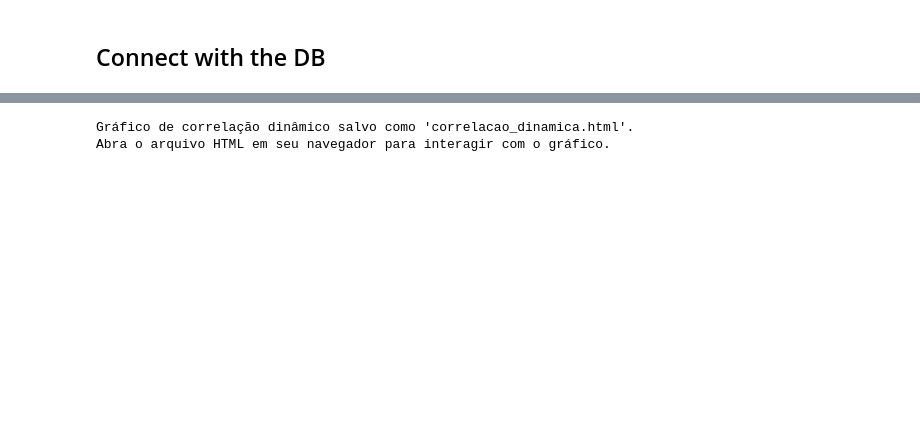
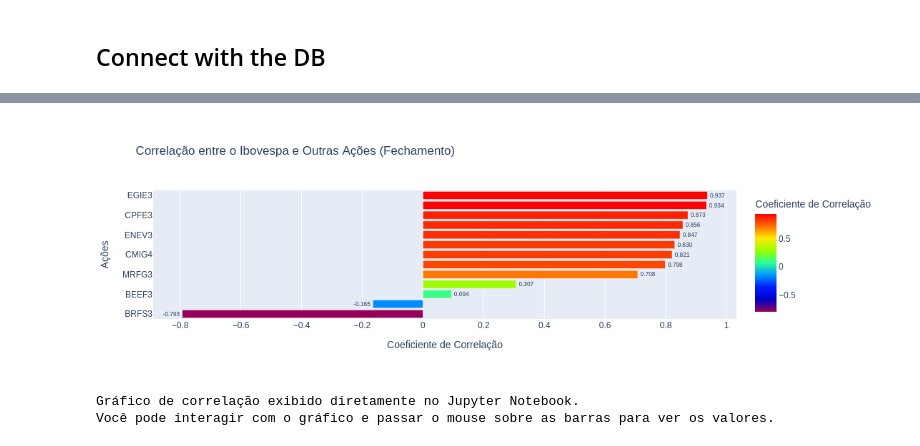
Before and after one commit to damsuti/toFuture, a Jupyter notebook: analysis/some_analysis.ipynb, the cells around one changed output, grey strips where cells are left out. Cells and saved outputs as stored; diff of their text form; code cells hidden in the pictures; blank space fills up the shorter version.

```diff
--- a/analysis/some_analysis.ipynb
+++ b/analysis/some_analysis.ipynb
@@ -73,39 +85,40 @@ Gráfico de performance normalizada salvo como 'performance_normalizada.png'
 # %%
-import pandas as pd
-from sqlalchemy import create_engine
-import matplotlib.pyplot as plt
-import os
-import re
 import plotly.express as px
 
-# Credenciais do banco de dados (ajuste se necessário)
-DB_USER = "user_invest"
-DB_PASSWORD = "senha_forte"
-DB_HOST = 'localhost'
-DB_PORT = '5432'
-DB_NAME = 'postgres'
-TABLE_NAME = 'companys'
-
 try:
-    # Cria a URL de conexão
-    db_url = f'postgresql://{DB_USER}:{DB_PASSWORD}@{DB_HOST}:{DB_PORT}/{DB_NAME}'
-    engine = create_engine(db_url)
+# Lista de tickers para análise, incluindo o Ibovespa
+    tickers_list = [
+    # Setor de Saúde
+        "QUAL3.SA", "DASA3.SA", "HAPV3.SA", "FLRY3.SA", "ODPV3.SA", "RDOR3.SA",
+        "MATD3.SA", "GNDI3.SA", "PFRM3.SA", "RADL3.SA", "HYPE3.SA", "BLAU3.SA",
+        "ONCO3.SA", "AALR3.SA",
+    # Setor de Infraestrutura
+        "CCRO3.SA", "ECOR3.SA", "SBSP3.SA", "RAIL3.SA", "RENT3.SA",
+    # Setor de Energia
+        "ELET3.SA", "ENGI11.SA", "EQTL3.SA", "EGIE3.SA", "CMIG4.SA", "CPLE6.SA",
+        "NEOE3.SA", "CPFE3.SA", "TAEE11.SA", "ENEV3.SA", "ISAE4.SA", "AURE3.SA",
+        "AESB3.SA", "LIGT3.SA",
+    # Setor de Alimentos
+        "BRFS3.SA", "BEEF3.SA", "MRFG3.SA", "JBSS3.SA", "ABEV3.SA",
+        "CAML3.SA", "MDIA3.SA", "SMTO3.SA",
+    # Ibovespa (Índice de referência)
+    # Ibovespa (Índice de referência)
+    # Ibovespa (Índice de referência)
+        "^BVSP",
+    # Adicione seus novos tickers aqui, seguindo o mesmo formato
+        "WEGE3.SA",
+        "AZUL4.SA"
+    ]
 
     # Lista de tickers para análise, incluindo o Ibovespa
-    tickers_list = ["PETR4.SA", "ELET3.SA", "EGIE3.SA", "CPFE3.SA", "CMIG4.SA", "ENEV3.SA",
-                    "JBSS3.SA", "BRFS3.SA", "MRFG3.SA", "BEEF3.SA", "SMTO3.SA", "ABEV3.SA",
-                    "CCRO3.SA", "ECOR3.SA", "SBSP3.SA", "CSMG3.SA", "WEGE3.SA", "^BVSP"]
-
     # Consulta SQL para buscar os dados de 'Fechamento'
     query = f"""
     SELECT data, ticker, "Fechamento"
-    FROM {TABLE_NAME}
+    FROM companys
     WHERE ticker IN ({', '.join([f"'{t}'" for t in tickers_list])})
     ORDER BY data;
     """
-
-    # Carrega os dados do banco para um DataFrame
-    df = pd.read_sql(query, engine)
+    df = pd.read_sql(query,engine)
 
     # Normaliza os nomes dos tickers para o gráfico
     df['ticker'] = df['ticker'].apply(lambda x: re.sub(r'(\.SA)$', '', x).replace('^', ''))
@@ -118,36 +131,41 @@ try:
 
     # Pega a correlação do Ibovespa com as outras ações e ordena
     ibov_correlations = correlation_matrix['BVSP'].drop('BVSP').sort_values()
 
     # Cria o DataFrame para o Plotly
     df_plot = ibov_correlations.reset_index()
     df_plot.columns = ['Ticker', 'Correlacao']
 
+    # Calcula a altura do gráfico com base no número de tickers
+    # Isso garante que haja espaço suficiente para todos os rótulos
+    plot_height = len(df_plot) * 25 + 150
+
     # Cria o gráfico de barras dinâmico com Plotly
     fig = px.bar(
         df_plot,
         x='Correlacao',
         y='Ticker',
         orientation='h',
         title='Correlação entre o Ibovespa e Outras Ações (Fechamento)',
         labels={'Correlacao': 'Coeficiente de Correlação', 'Ticker': 'Ações'},
         color='Correlacao',
         color_continuous_scale=px.colors.sequential.Rainbow,
-        hover_data={'Correlacao': ':.3f'}
+        hover_data={'Correlacao': ':.3f'},
+        height=plot_height # Adiciona a altura calculada
     )
 
-    # Adiciona a funcionalidade de hover para mostrar valores exatos
-    fig.update_traces(texttemplate='%{x:.3f}', textposition='outside')
-    fig.update_layout(uniformtext_minsize=8, uniformtext_mode='hide')
+    # Remove o ajuste automático de texto que pode ocultar rótulos
+    fig.update_layout(uniformtext_minsize=8)
 
     # Exibe o gráfico diretamente na célula do Jupyter
     fig.show()
 
     print("Gráfico de correlação exibido diretamente no Jupyter Notebook.")
     print("Você pode interagir com o gráfico e passar o mouse sobre as barras para ver os valores.")
 
 except Exception as e:
     print(f"Ocorreu um erro: {e}")
 # %% [output]
+[figure, added]
-Gráfico de correlação dinâmico salvo como 'correlacao_dinamica.html'.
-Abra o arquivo HTML em seu navegador para interagir com o gráfico.
+Gráfico de correlação exibido diretamente no Jupyter Notebook.
+Você pode interagir com o gráfico e passar o mouse sobre as barras para ver os valores.
```
Also changed, not shown: parts of 3 cells of this notebook, 5 other files.
